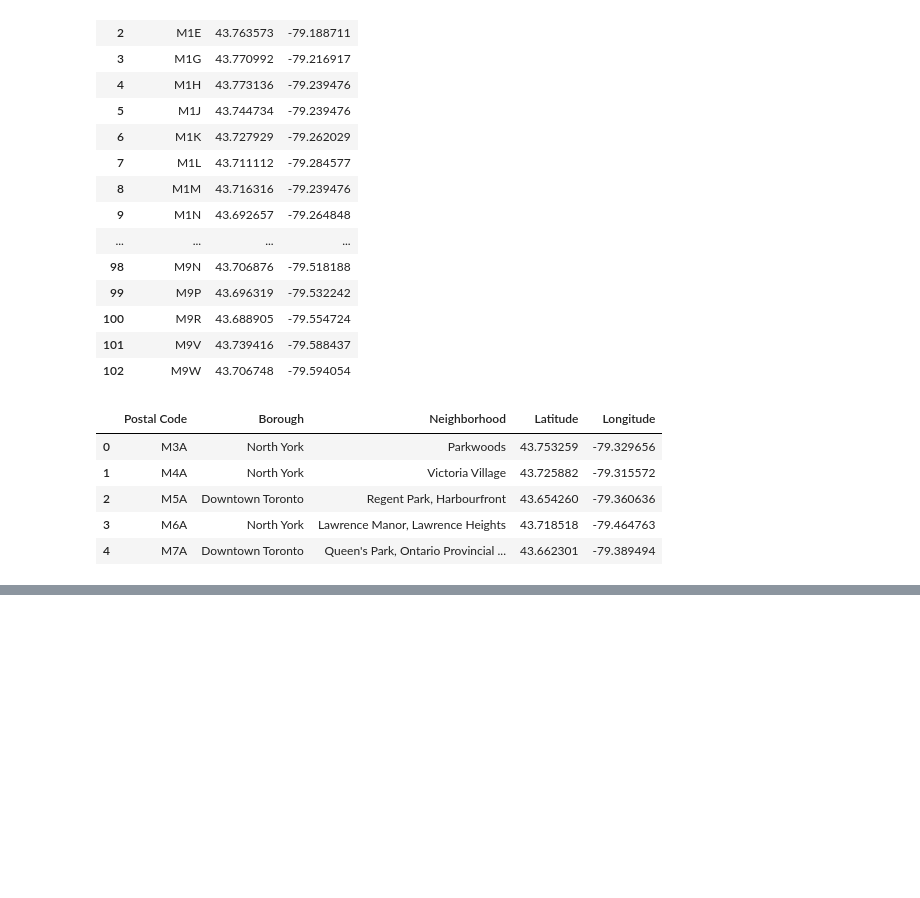
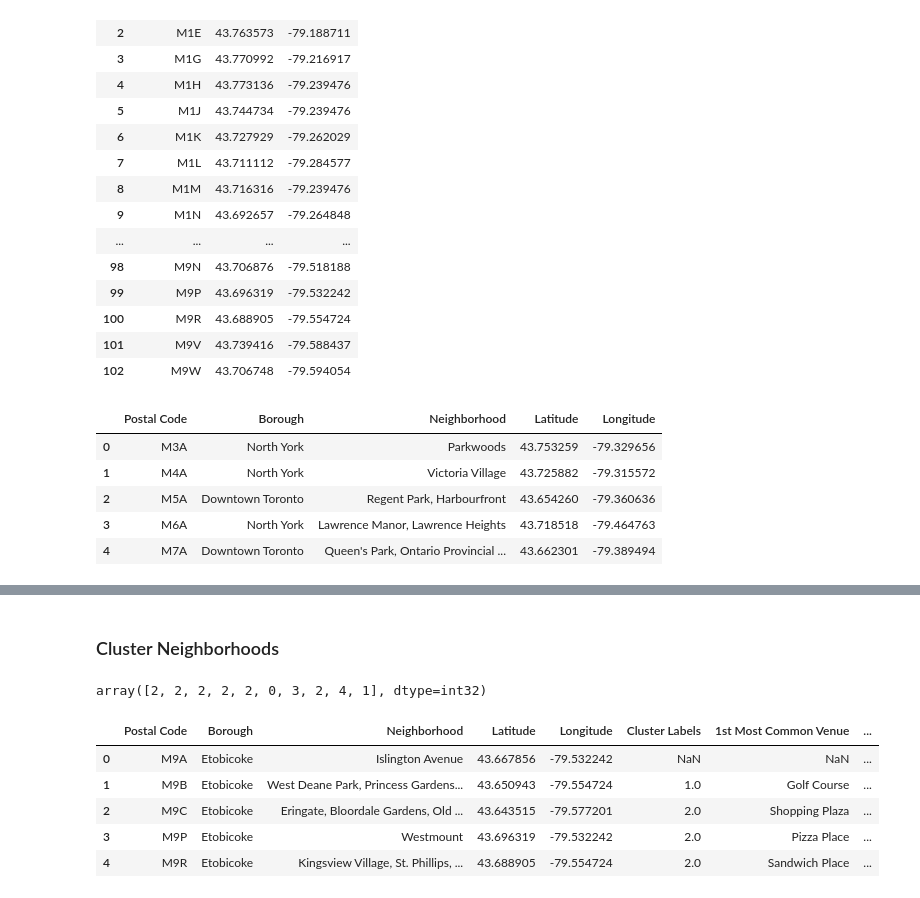
Before and after one commit to StefaniaOresta/Coursera_Capstone, a Jupyter notebook: Create new Toronto Dataframe.ipynb, the cells around one changed output, grey strips where cells are left out. Drawn from its saved outputs; the diff is of its cells as text; code cells hidden in the pictures; blank space fills up the shorter version.

```diff
--- a/Create new Toronto Dataframe.ipynb
+++ b/Create new Toronto Dataframe.ipynb
@@ -145,0 +359,14 @@ toronto_df.head()
+# %%
+#5 most common venues for each neighborhood
+
+num_top_venues = 5
+
+for hood in Etobicoke_grouped['Neighborhood']:
+    print("----"+hood+"----")
+    temp = Etobicoke_grouped[Etobicoke_grouped['Neighborhood'] == hood].T.reset_index()
+    temp.columns = ['venue','freq']
+    temp = temp.iloc[1:]
+    temp['freq'] = temp['freq'].astype(float)
+    temp = temp.round({'freq': 2})
+    print(temp.sort_values('freq', ascending=False).reset_index(drop=True).head(num_top_venues))
+    print('\n')
@@ -145,0 +429,34 @@ toronto_df.head()
+# %% [markdown]
+### Cluster Neighborhoods
+# %%
+# set number of clusters
+kclusters = 5
+
+Etobicoke_grouped_clustering = Etobicoke_grouped.drop('Neighborhood', 1)
+
+# run k-means clustering
+kmeans = KMeans(n_clusters=kclusters, random_state=0).fit(Etobicoke_grouped_clustering)
+
+# check cluster labels generated for each row in the dataframe
+kmeans.labels_[0:10]
+# %% [output]
+array([2, 2, 2, 2, 2, 0, 3, 2, 4, 1], dtype=int32)
+# %%
+#new dataframe that includes the cluster as well as the top 10 venues for each neighborhood
+
+# add clustering labels
+neighborhoods_venues_sorted.insert(0, 'Cluster Labels', kmeans.labels_)
+
+Etobicoke_merged = Etobicoke_df
+
+# merge toronto_grouped with toronto_data to add latitude/longitude for each neighborhood
+Etobicoke_merged = Etobicoke_merged.join(neighborhoods_venues_sorted.set_index('Neighborhood'), on='Neighborhood')
+
+Etobicoke_merged.head() # check the last columns!
+# %% [output]
+|  | Postal Code | Borough | Neighborhood | Latitude | Longitude | Cluster Labels | 1st Most Common Venue | ... |
+| 0 | M9A | Etobicoke | Islington Avenue | 43.667856 | -79.532242 | NaN | NaN | ... |
+| 1 | M9B | Etobicoke | West Deane Park, Princess Gardens... | 43.650943 | -79.554724 | 1.0 | Golf Course | ... |
+| 2 | M9C | Etobicoke | Eringate, Bloordale Gardens, Old ... | 43.643515 | -79.577201 | 2.0 | Shopping Plaza | ... |
+| 3 | M9P | Etobicoke | Westmount | 43.696319 | -79.532242 | 2.0 | Pizza Place | ... |
+| 4 | M9R | Etobicoke | Kingsview Village, St. Phillips, ... | 43.688905 | -79.554724 | 2.0 | Sandwich Place | ... |
```
Also changed, not shown: parts of 32 cells of this notebook.
